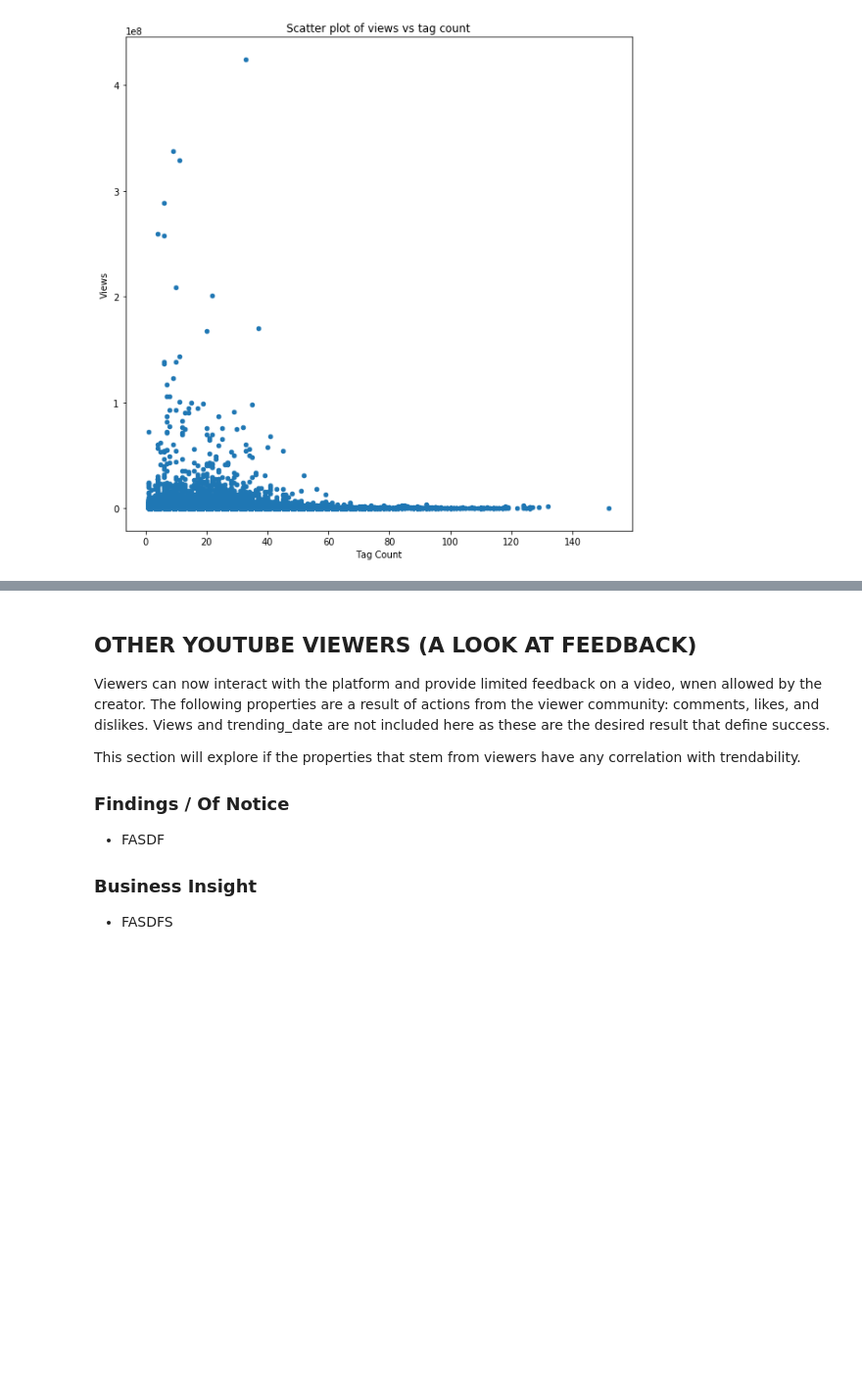
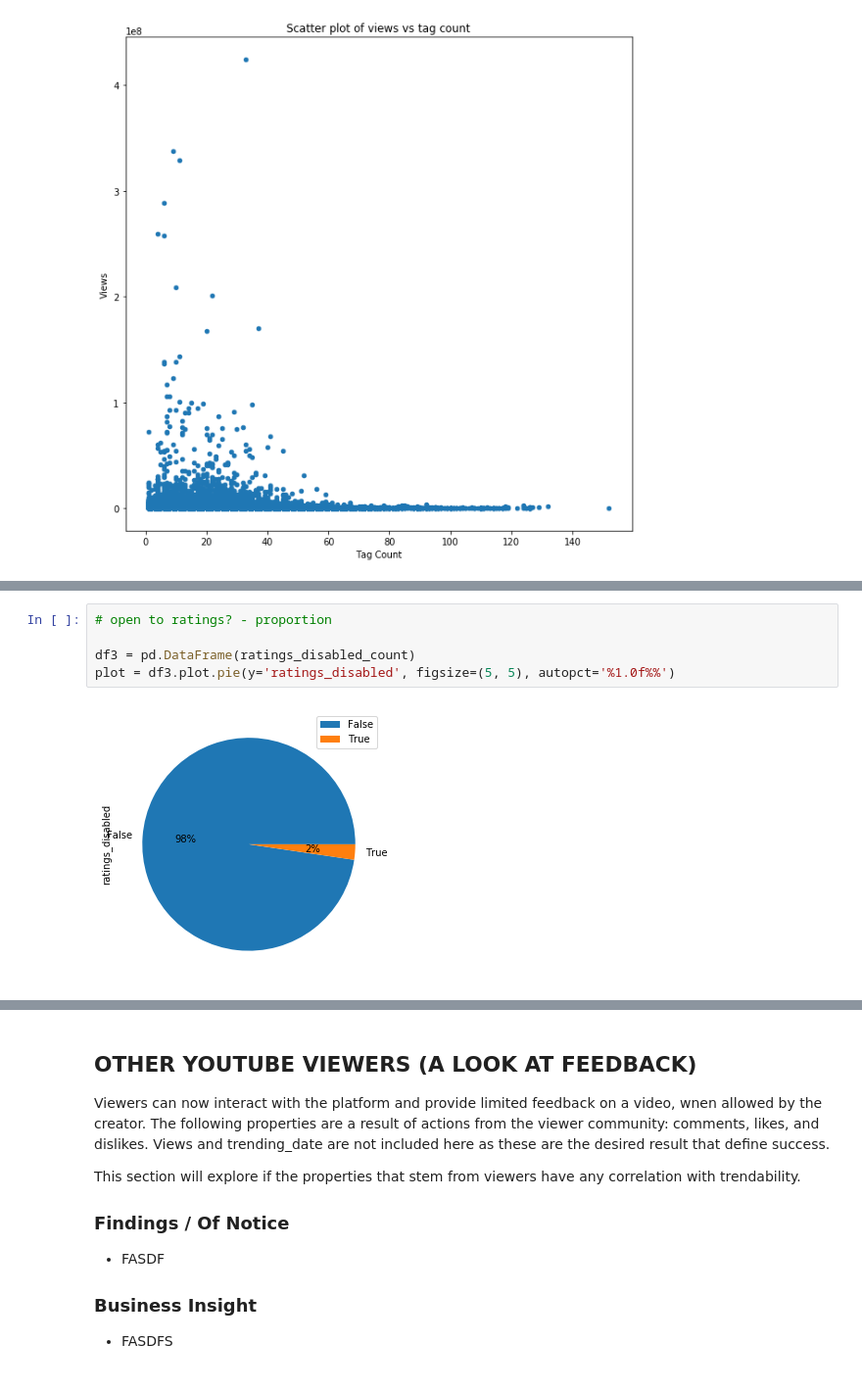
Before and after one commit to rachelleperez/Youtube-Trending, a Jupyter notebook: YoutubeTrendingVideos.ipynb, the cells around one changed output, grey strips where cells are left out. Shown: that part at 98% size. Saved outputs shown, nothing was run; the diff lists cells and outputs as text; blank space fills up the shorter version.

```diff
--- a/YoutubeTrendingVideos.ipynb
+++ b/YoutubeTrendingVideos.ipynb
@@ -372,0 +400,7 @@ Name: tag_count, dtype: float64
+# %%
+# open to ratings? - proportion
+
+df3 = pd.DataFrame(ratings_disabled_count)
+plot = df3.plot.pie(y='ratings_disabled', figsize=(5, 5), autopct='%1.0f%%')
+# %% [output]
+[figure, added]
```
Also changed, not shown: parts of 10 cells of this notebook.
